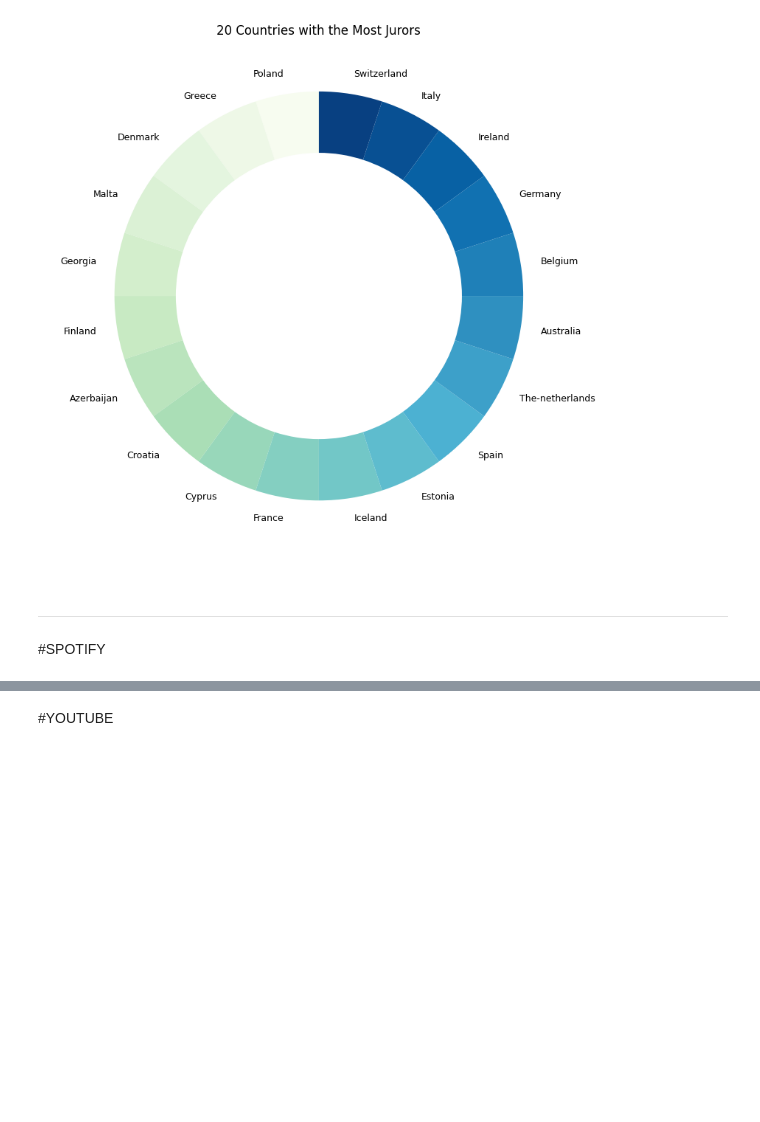
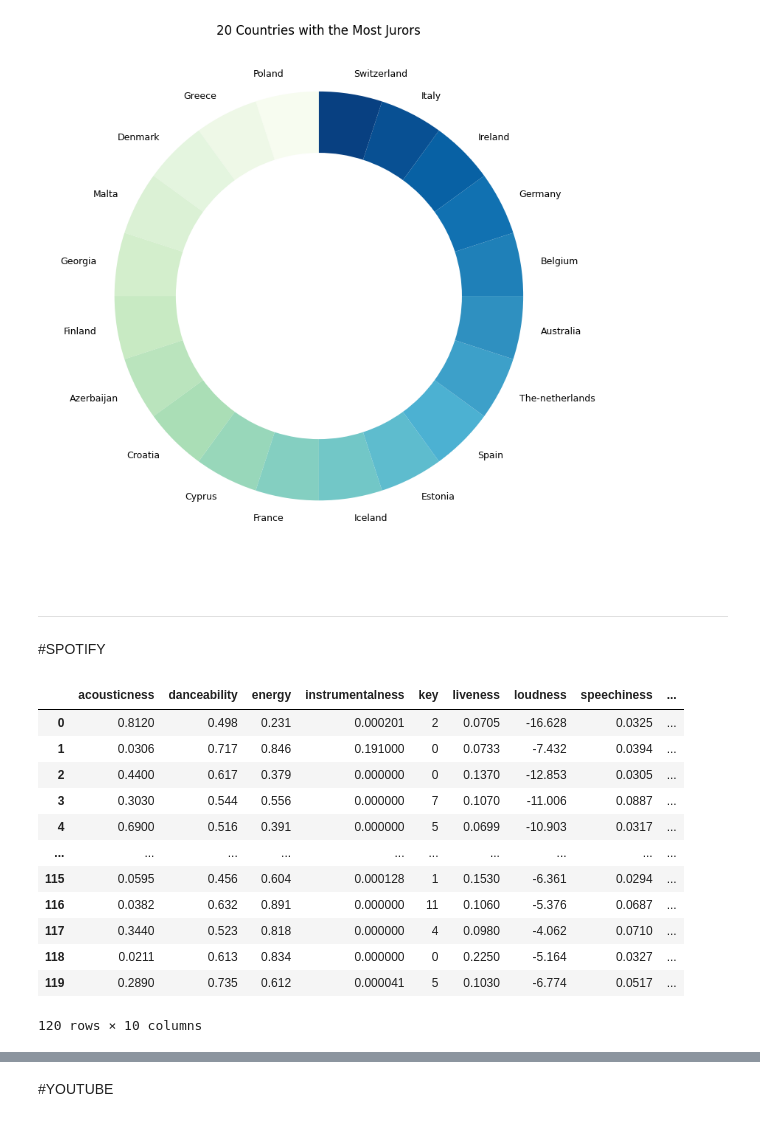
Before and after one commit to sedataskan/eurovision, a Jupyter notebook: eurovision.ipynb, the cells around one changed output, grey strips where cells are left out. Cells and saved outputs as stored; diff of their text form; code cells hidden in the pictures; blank space fills up the shorter version.

```diff
--- a/eurovision.ipynb
+++ b/eurovision.ipynb
@@ -255,6 +255,21 @@ def get_track_info(features):
     return aaa
 # %%
 aaa = get_track_info(features)
+aaa
+# %% [output]
+|  | acousticness | danceability | energy | instrumentalness | key | liveness | loudness | speechiness | ... |
+| 0 | 0.8120 | 0.498 | 0.231 | 0.000201 | 2 | 0.0705 | -16.628 | 0.0325 | ... |
+| 1 | 0.0306 | 0.717 | 0.846 | 0.191000 | 0 | 0.0733 | -7.432 | 0.0394 | ... |
+| 2 | 0.4400 | 0.617 | 0.379 | 0.000000 | 0 | 0.1370 | -12.853 | 0.0305 | ... |
+| 3 | 0.3030 | 0.544 | 0.556 | 0.000000 | 7 | 0.1070 | -11.006 | 0.0887 | ... |
+| 4 | 0.6900 | 0.516 | 0.391 | 0.000000 | 5 | 0.0699 | -10.903 | 0.0317 | ... |
+| ... | ... | ... | ... | ... | ... | ... | ... | ... | ... |
+| 115 | 0.0595 | 0.456 | 0.604 | 0.000128 | 1 | 0.1530 | -6.361 | 0.0294 | ... |
+| 116 | 0.0382 | 0.632 | 0.891 | 0.000000 | 11 | 0.1060 | -5.376 | 0.0687 | ... |
+| 117 | 0.3440 | 0.523 | 0.818 | 0.000000 | 4 | 0.0980 | -4.062 | 0.0710 | ... |
+| 118 | 0.0211 | 0.613 | 0.834 | 0.000000 | 0 | 0.2250 | -5.164 | 0.0327 | ... |
+| 119 | 0.2890 | 0.735 | 0.612 | 0.000041 | 5 | 0.1030 | -6.774 | 0.0517 | ... |
+120 rows × 10 columns
 # %%
 def merge_frames(df1, df2):
     df3 = df2.merge(df1, left_index= True, right_index= True)
```
Also changed, not shown: parts of 2 cells of this notebook.
